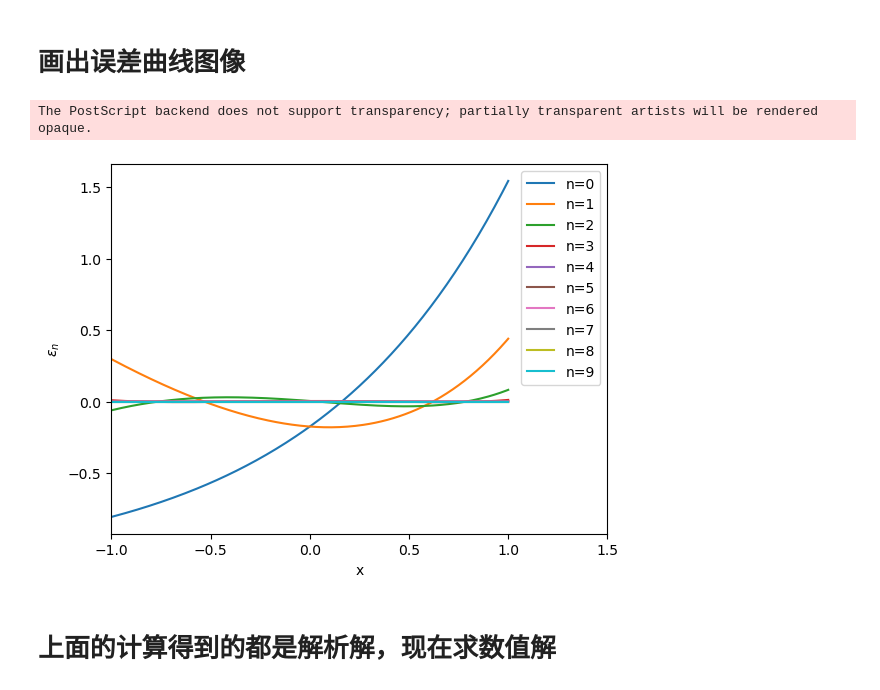
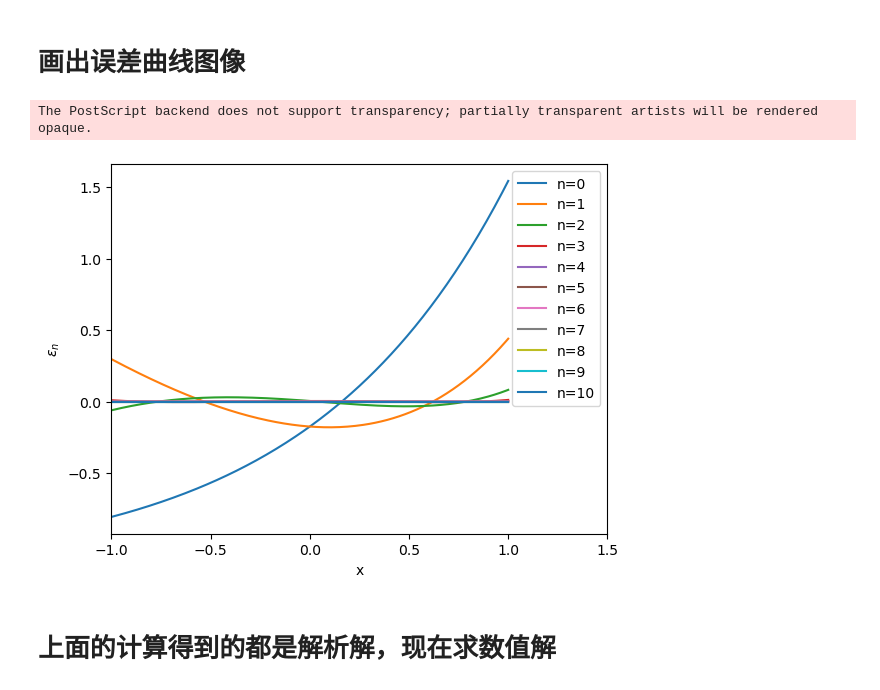
Before and after one commit to Suffoc/SquareApproximation, a Jupyter notebook: SquareApproximation.ipynb, the cells around one changed output. Saved outputs shown, nothing was run; the diff lists cells and outputs as text; code cells hidden in the pictures.

```diff
--- a/SquareApproximation.ipynb
+++ b/SquareApproximation.ipynb
@@ -101,20 +101,20 @@ for i in range(max_n + 1):
 # %%
 x_range = np.arange(-1, 1.01, 0.01)
 epsilon_discret = []
 for i in range(0, max_n + 1):
     epsilon_discret.append(evalfs(epsilon_func[i], x_range))
 
-for i in range(10):
+for i in range(11):
     plt.plot(x_range, epsilon_discret[i], label = "n=" + str(i))
 plt.xlim(-1, 1.5)
 plt.xlabel("x")
 plt.ylabel("$\epsilon_n$")
 plt.legend(loc='best')
 plt.savefig("epsilon.eps", dpi=300,format='eps')
 plt.show()
 # %% [output]
 The PostScript backend does not support transparency; partially transparent artists will be rendered opaque.
-[figure, old version]
+[figure, new version]
 # %% [markdown]
 # 上面的计算得到的都是解析解，现在求数值解
 # %%
```
Also changed, not shown: parts of 5 cells of this notebook, 20 other files.
